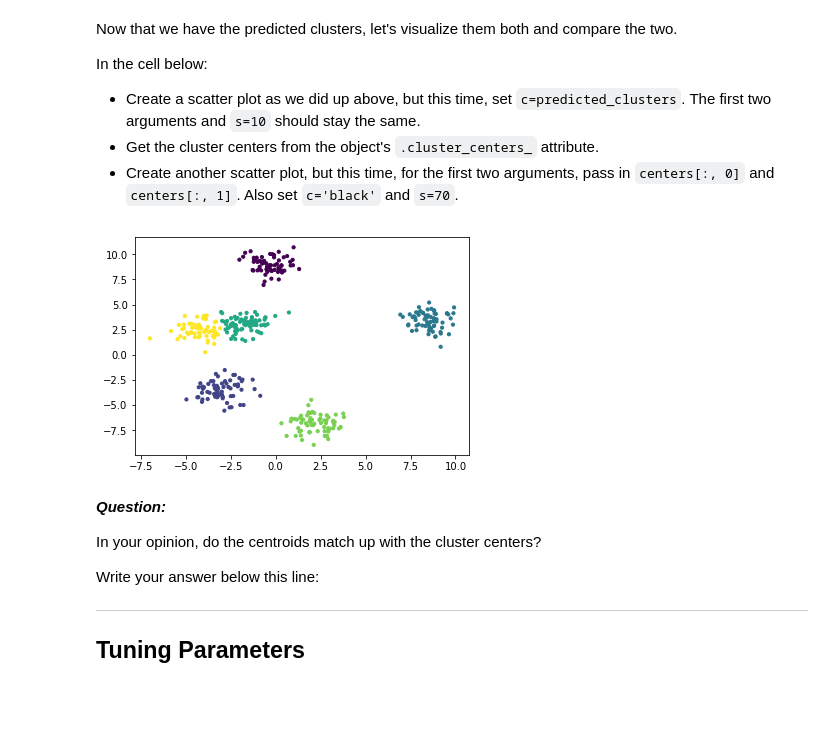
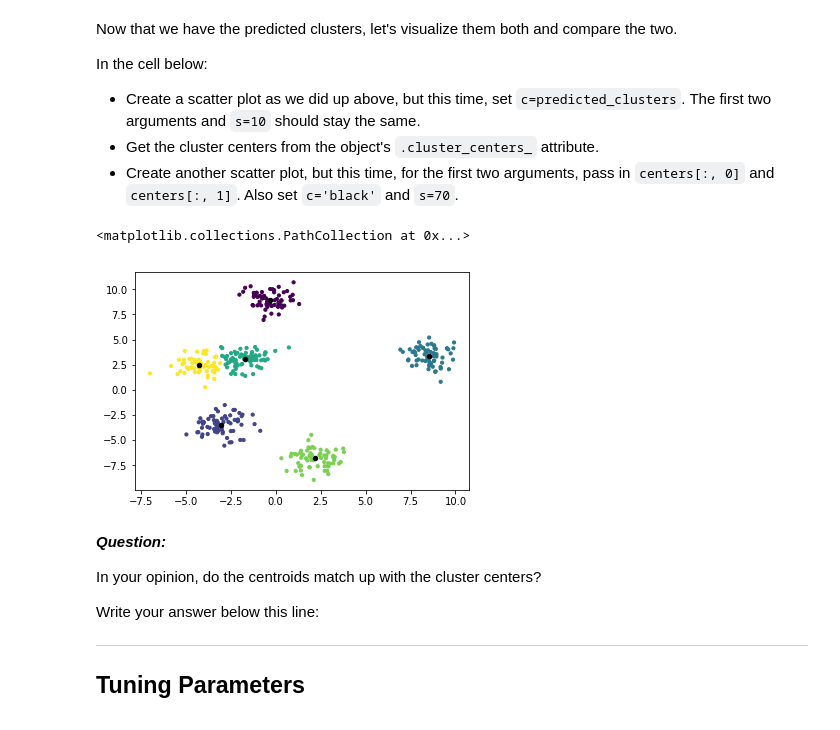
Before and after one commit to oncob749/dsc-3-35-04-k-means-clustering-lab-nyc-ds-career-031119, a Jupyter notebook: index.ipynb, the cells around one changed output. Drawn from its saved outputs; the diff is of its cells as text; code cells hidden in the pictures.

```diff
--- a/index.ipynb
+++ b/index.ipynb
@@ -92,9 +92,10 @@ In the cell below:
 # %%
 plt.scatter(X[:, 0], X[:, 1], c=predicted_clusters, s=10)
 centers = k_means.cluster_centers_
-plt.scatter(centers[:, 0], centers[:, 1], c)
+plt.scatter(centers[:, 0], centers[:, 1], c = 'black', s = 20)
 # %% [output]
+<matplotlib.collections.PathCollection at 0x...>
-[figure, old version]
+[figure, new version]
 # %% [markdown]
 **_Question:_**
 
```
